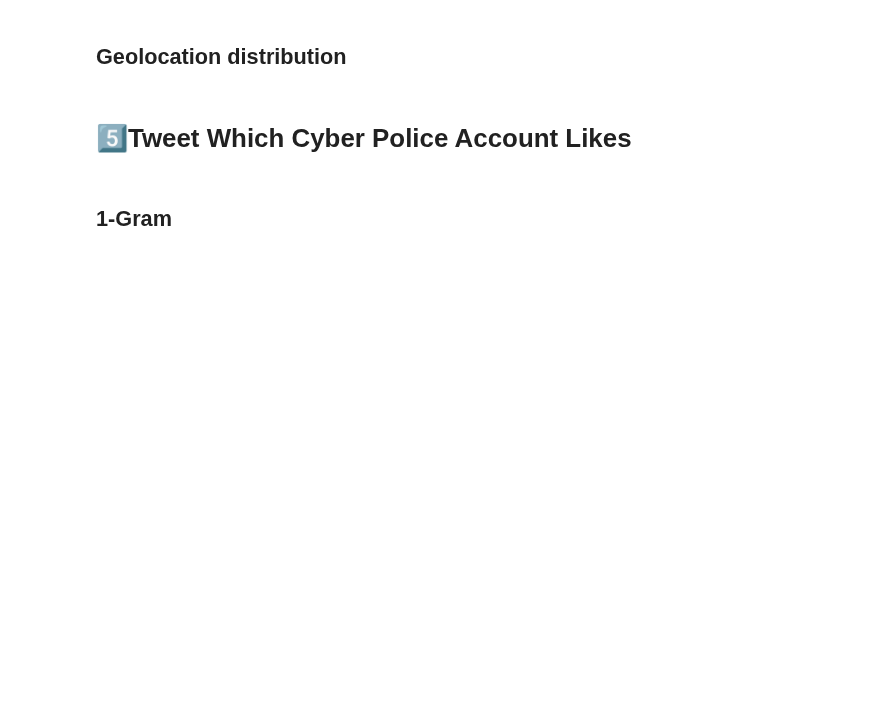
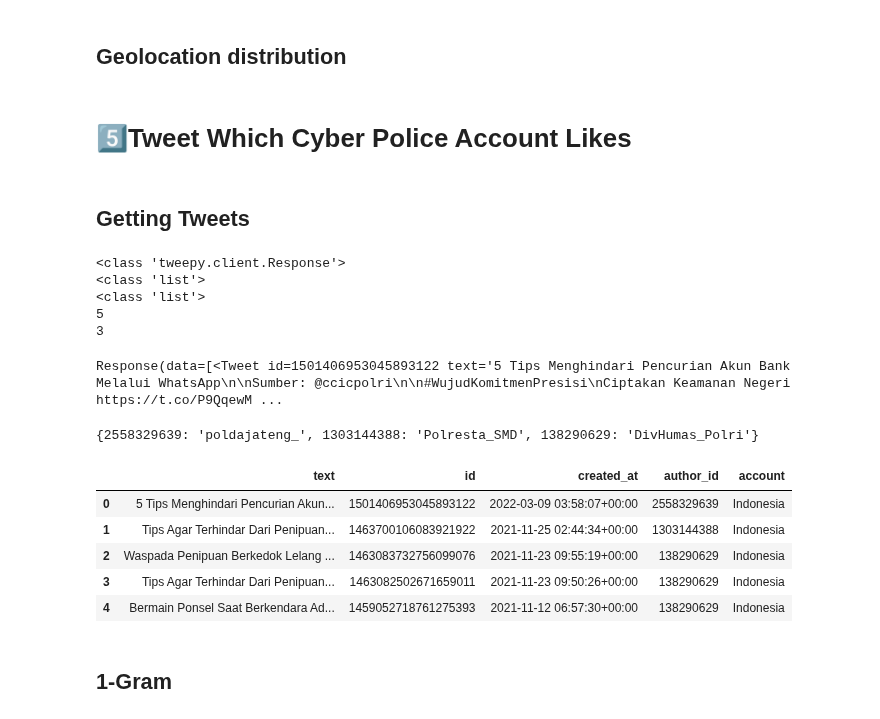
Before and after one commit to ranggakd/DAIly, a Jupyter notebook: projects/cyber police/Tweepy_of_CyberPolice_Comparison.ipynb, the cells around one changed output. Drawn from its saved outputs; the diff is of its cells as text; code cells hidden in the pictures; blank space fills up the shorter version.

```diff
--- a/projects/cyber police/Tweepy_of_CyberPolice_Comparison.ipynb
+++ b/projects/cyber police/Tweepy_of_CyberPolice_Comparison.ipynb
@@ -356,18 +540,0 @@ display(mentioned_int_t)
-# %%
-# 1 table for each account for tweets
-# 1 table for each account for mentions tweets
-# 1 table for each account for liked tweets
-for tweet in tw.Paginator(client.get_users_mentions,
-                          id=id_dict['Indonesia'],
-                        #   exclude=['retweets', 'replies'],
-                        #   end_time='2022-06-23T00:00:00Z',
-                          max_results=5,
-                          tweet_fields=['created_at'],
-                          ).flatten(limit=10):
-    print('data:', tweet.text)
-    print('id:', tweet.id)
-    # print('RTs:', tweet.public_metrics['retweet_count']
-    #         + tweet.public_metrics['quote_count'])
-    # print('Likes:', tweet.public_metrics['like_count'])
-    # print('Replies:', tweet.public_metrics['reply_count'])
-    print('created_at:', tweet.created_at)
@@ -399,3 +548,59 @@ created_at: 2023-01-24 13:37:15+00:00
 ## Geolocation distribution
 # %% [markdown]
 # 5️⃣Tweet Which Cyber Police Account Likes
+# %% [markdown]
+## Getting Tweets
+# %%
+r = client.get_liked_tweets(id_dict['Indonesia'],max_results=5,tweet_fields=['created_at'],expansions=['author_id'])
+print(type(r))
+print(type(r.data))
+print(type(r.includes['users']))
+print(len(r.data))
+print(len(r.includes['users']))
+# %% [output]
+<class 'tweepy.client.Response'>
+<class 'list'>
+<class 'list'>
+5
+3
+# %%
+print(repr(r))
+# %% [output]
+Response(data=[<Tweet id=1501406953045893122 text='5 Tips Menghindari Pencurian Akun Bank Melalui WhatsApp\n\nSumber: @ccicpolri\n\n#WujudKomitmenPresisi\nCiptakan Keamanan Negeri https://t.co/P9QqewM ...
+# %%
+def get_account_liked_tweets2(country: str, twitter_acc: dict) -> tuple[pd.DataFrame, dict]:
+    data, ids, created_at, authors, account = [], [], [], [], []
+    twitter_accounts = {}
+    for tweet in tqdm(UserDataPaginator(
+                                client.get_liked_tweets,
+                                id=id_dict[country],
+                                max_results=5,
+                                tweet_fields=['created_at'],
+                                expansions=['author_id']
+                                ).flatten(limit=5)):
+        data.append(tweet[0].text)
+        ids.append(tweet[0].id)
+        created_at.append(tweet[0].created_at)
+        authors.append(tweet[0].author_id)
+        account.append(country)
+        if tweet[1]:
+            twitter_accounts[tweet[1].id] = tweet[1].username
+    res = pd.DataFrame(
+        {
+            'text': data,
+            'id': ids,
+            'created_at': created_at,
+            'author_id': authors,
+            'account': account
+        }
+    )
+    twitter_acc.update(twitter_accounts)
+    return (res, twitter_acc)
+# %% [output]
+{2558329639: 'poldajateng_', 1303144388: 'Polresta_SMD', 138290629: 'DivHumas_Polri'}
+|  | text | id | created_at | author_id | account |
+| 0 | 5 Tips Menghindari Pencurian Akun... | 1501406953045893122 | 2022-03-09 03:58:07+00:00 | 2558329639 | Indonesia |
+| 1 | Tips Agar Terhindar Dari Penipuan... | 1463700106083921922 | 2021-11-25 02:44:34+00:00 | 1303144388 | Indonesia |
+| 2 | Waspada Penipuan Berkedok Lelang ... | 1463083732756099076 | 2021-11-23 09:55:19+00:00 | 138290629 | Indonesia |
+| 3 | Tips Agar Terhindar Dari Penipuan... | 1463082502671659011 | 2021-11-23 09:50:26+00:00 | 138290629 | Indonesia |
+| 4 | Bermain Ponsel Saat Berkendara Ad... | 1459052718761275393 | 2021-11-12 06:57:30+00:00 | 138290629 | Indonesia |
```
Also changed, not shown: parts of 25 cells of this notebook.
